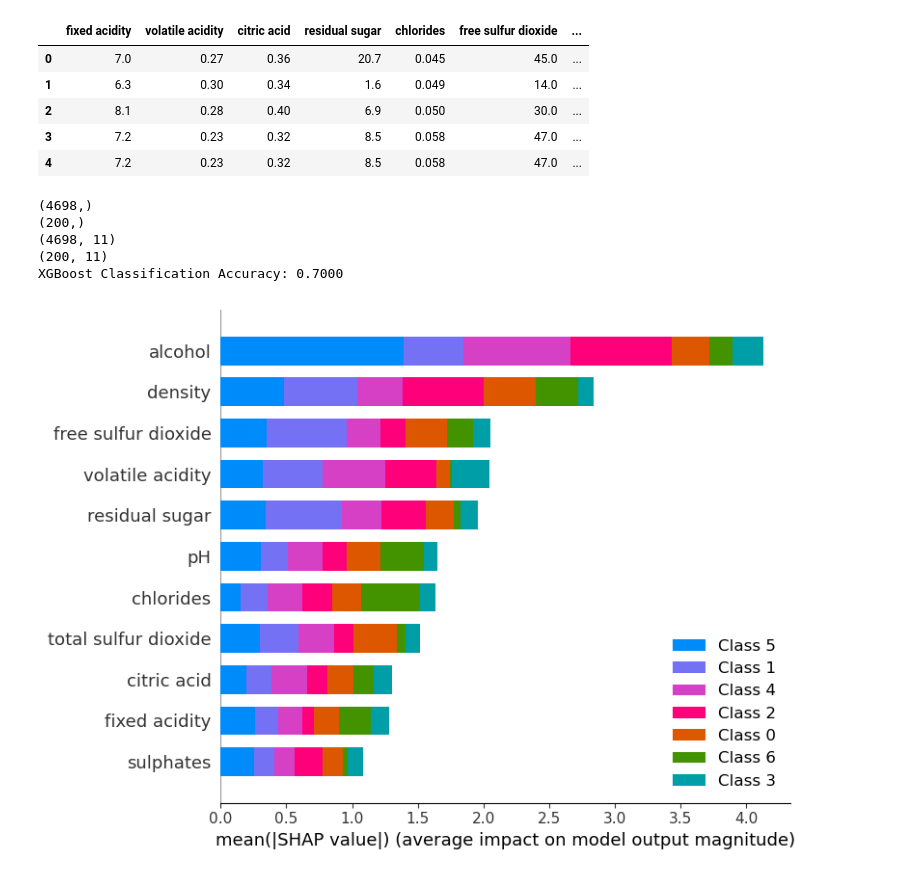
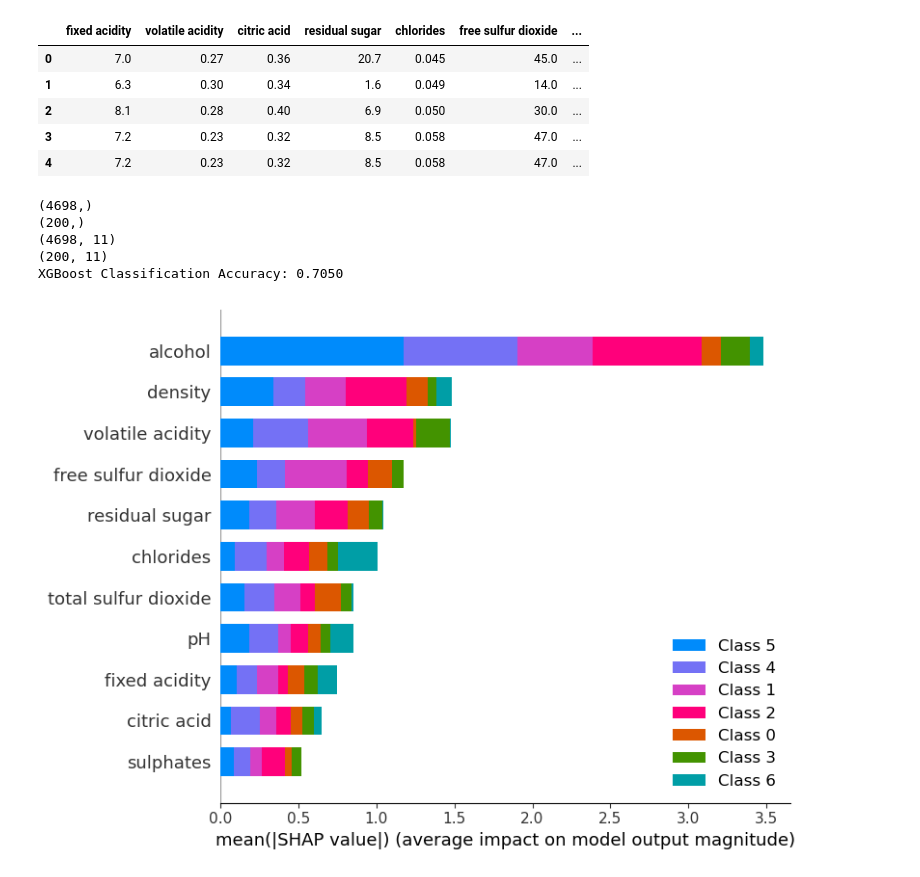
Before and after one commit to ViktorNanotech/FYS-STK4155-Project3, a Jupyter notebook: Code/Classification_Wine.ipynb, the cells around one changed output. Drawn from its saved outputs; the diff is of its cells as text; code cells hidden in the pictures.

```diff
--- a/Code/Classification_Wine.ipynb
+++ b/Code/Classification_Wine.ipynb
@@ -103,7 +103,7 @@ import shap
 import xgboost as xgb
 
 # Train a quick XGBoost model (SHAP works best with tree models)
-model = xgb.XGBClassifier(n_estimators=500, max_depth=7, learning_rate=0.05, random_state=42)
+model = xgb.XGBClassifier(n_estimators=200, max_depth=7, learning_rate=0.05, random_state=42)
 model.fit(X_train, y_train)   # or use your multiclass/regression version
 pred = model.predict(X_test)
 print(f"XGBoost Classification Accuracy: {accuracy_score(y_test, pred):.4f}")
@@ -150,32 +150,32 @@ if Fill > 2:
             color=shap_class,
             ax=axes[i],
             show=False,
             alpha=0.8,
         )
         # Remove individual subplot title, (Alreaddy at the x-axis)
         axes[i].set_title("")
         axes[i].tick_params(axis='both', which='major', labelsize=12)
         axes[i].set_ylabel("SHAP value", fontsize=12, labelpad=12)
 
     # Hide unused subplots (the last one in a 4×3 grid will be empty)
     for j in range(i + 1, len(axes)):
         axes[j].set_visible(False)
 
     fig.suptitle(
         "SHAP Dependence Plots (Contribution to predicting quality = 9)\n"
         "Red = strong positive interaction | Blue = weak/no interaction",
         fontsize=20,
         y=0.98
     )
     fig.tight_layout(rect=[0, 0.03, 1, 0.95])
     plt.show()
 
 y_train = enc.fit_transform(y_train_task.reshape(-1, 1))  #Setting the data back to
 y_test  = enc.transform(y_test_task.reshape(-1, 1))
 # %% [output]
 (4698,)
 (200,)
 (4698, 11)
 (200, 11)
-XGBoost Classification Accuracy: 0.7000
+XGBoost Classification Accuracy: 0.7050
-[figure, old version]
+[figure, new version]
```
Also changed, not shown: parts of 3 cells of this notebook, 1 other file.
